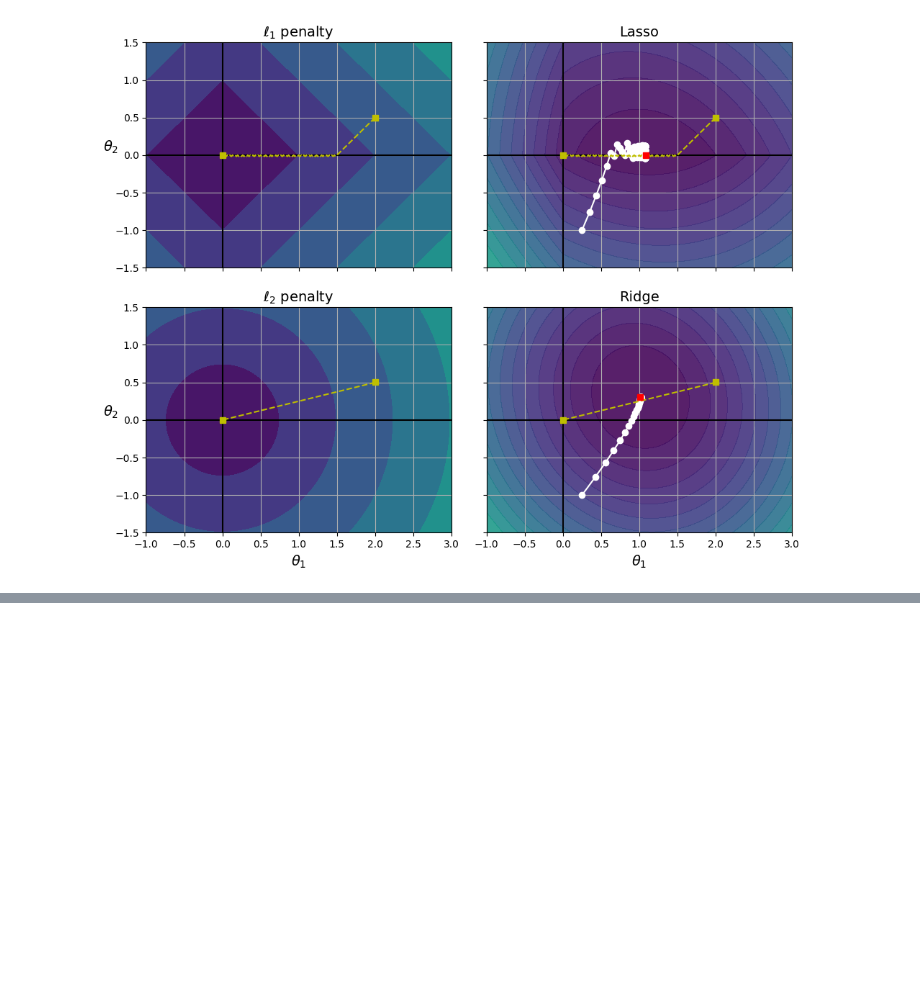
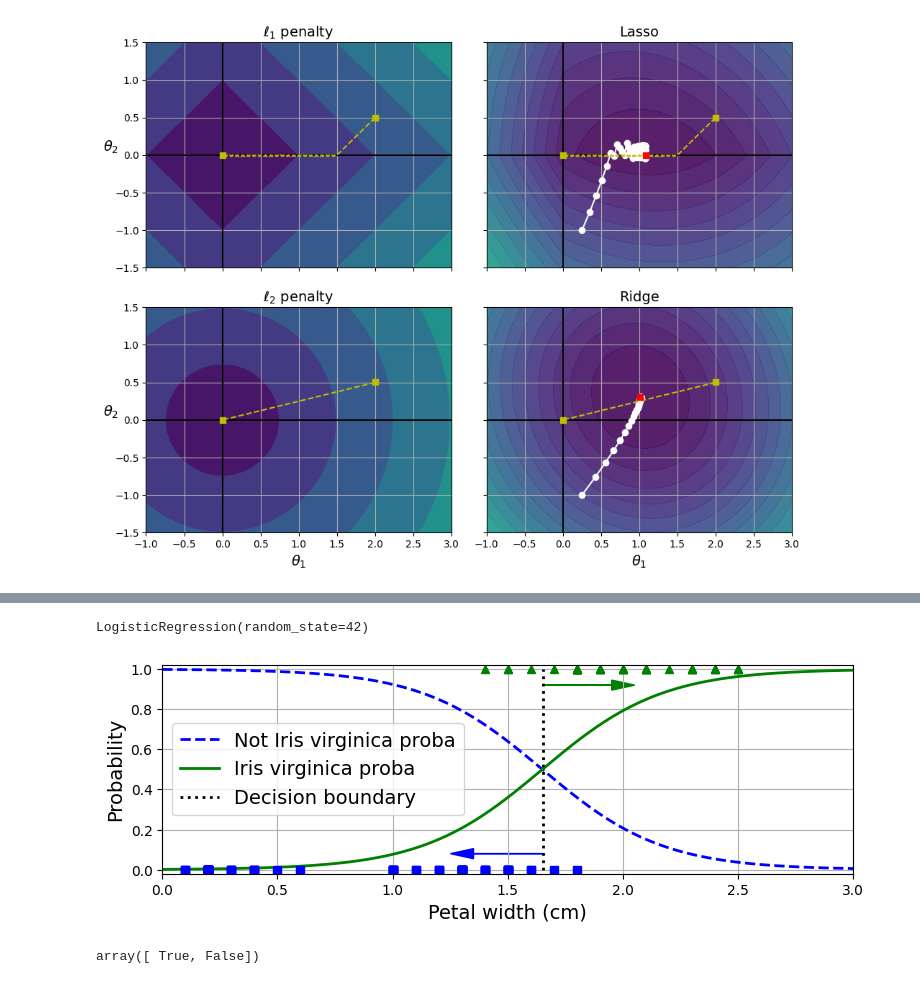
Before and after one commit to Bhazooka/ML-Data, a Jupyter notebook: training_linear_models.ipynb, the cells around one changed output, grey strips where cells are left out. Saved outputs shown, nothing was run; the diff lists cells and outputs as text; code cells hidden in the pictures; blank space fills up the shorter version.

Commit message:
Softmax Regression

```diff
--- a/training_linear_models.ipynb
+++ b/training_linear_models.ipynb
@@ -702,0 +725,5 @@ plt.show()
+# %%
+from sklearn.datasets import load_iris
+
+iris = load_iris(as_frame=True)
+list(iris)
@@ -702,0 +739,55 @@ plt.show()
+# %%
+from sklearn.linear_model import LogisticRegression
+from sklearn.model_selection import train_test_split
+
+X = iris.data[["petal width (cm)"]].values
+y = iris.target_names[iris.target] == 'virginica'
+X_train, X_test, y_train, y_test = train_test_split(X, y, random_state=42)
+
+log_reg = LogisticRegression(random_state=42)
+log_reg.fit(X_train, y_train)
+# %% [output]
+LogisticRegression(random_state=42)
+# %%
+# lookings probabilities for flowers with petal widths varying from 0 to 3 cm
+X_new = np.linspace(0, 3, 1000).reshape(-1, 1)  # Generates 1000 evenly spaced values between 0 and 3
+
+y_proba = log_reg.predict_proba(X_new)
+decision_boundary = X_new[y_proba[:, 1] >= 0.5][0, 0]
+
+plt.figure(figsize=(8, 3))  # extra code – not needed, just formatting
+plt.plot(X_new, y_proba[:, 0], "b--", linewidth=2,
+         label="Not Iris virginica proba")
+plt.plot(X_new, y_proba[:, 1], "g-", linewidth=2, label="Iris virginica proba")
+plt.plot([decision_boundary, decision_boundary], [0, 1], "k:", linewidth=2,
+         label="Decision boundary")
+
+# extra code – this section beautifies and saves Figure 4–23
+plt.arrow(x=decision_boundary, y=0.08, dx=-0.3, dy=0,
+          head_width=0.05, head_length=0.1, fc="b", ec="b")
+plt.arrow(x=decision_boundary, y=0.92, dx=0.3, dy=0,
+          head_width=0.05, head_length=0.1, fc="g", ec="g")
+plt.plot(X_train[y_train == 0], y_train[y_train == 0], "bs")
+plt.plot(X_train[y_train == 1], y_train[y_train == 1], "g^")
+plt.xlabel("Petal width (cm)")
+plt.ylabel("Probability")
+plt.legend(loc="center left")
+plt.axis([0, 3, -0.02, 1.02])
+plt.grid()
+save_fig("logistic_regression_plot")
+
+plt.show()
+
+# The petal width of Iris-Virginica flowers (represented by triangles) ranges from 1.4 cm to 2.5 cm, while the other iris flowers (represented by squares) generally have a
+# smaller petal width, ranging from 0.1 cm to 1.8 cm. Notice that there is a bit of overlap. Above about 2 cm the classifier is highly confident that
+# the flower is an IrisVirginica (it outputs a high probability to that class), while below 1 cm it is highly
+# confident that it is not an Iris-Virginica (high probability for the “Not Iris-Virginica” class).
+# In between these extremes, the classifier is unsure. However, if you ask it to predict the class (using the predict() method rather than the predict_proba() method),
+# it will return whichever class is the most likely. Therefore, there is a decision boundary at around 1.6 cm where both probabilities are equal to 50%: if the petal
+# width is higher than 1.6 cm, the classifier will predict that the flower is an IrisVirginica, or else it will predict that it is not (even if it is not very confident)
+# %% [output]
+[figure, added]
+# %%
+log_reg.predict([[1.7], [1.5]])
+# %% [output]
+array([ True, False])
```
Also changed, not shown: parts of 6 cells of this notebook, 4 other files.
